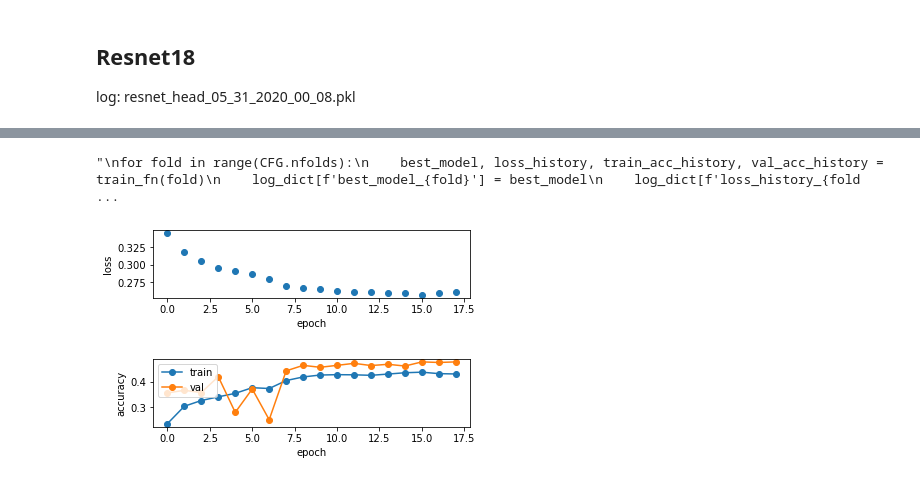
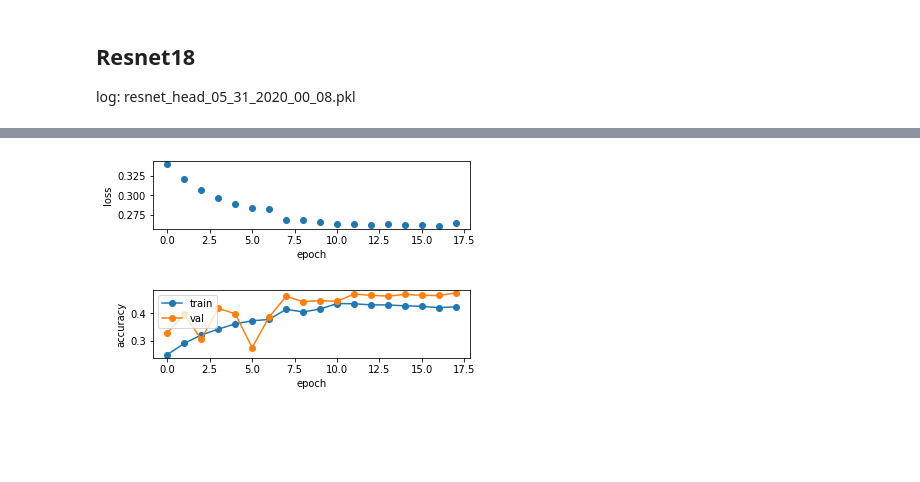
Before and after one commit to yh36/CS231nProstateCancer, a Jupyter notebook: PCaNewTileConcate.ipynb, the cells around one changed output, grey strips where cells are left out. Saved outputs shown, nothing was run; the diff lists cells and outputs as text; code cells hidden in the pictures; blank space fills up the shorter version.

Commit message:
Resnet18 11 tile flip rotate norm11

```diff
--- a/PCaNewTileConcate.ipynb
+++ b/PCaNewTileConcate.ipynb
@@ -438,41 +438,31 @@ Epoch    12: reducing learning rate of group 0 to 1.0000e-06.
-# %%
-"""
-for fold in range(CFG.nfolds):
-    best_model, loss_history, train_acc_history, val_acc_history = train_fn(fold)
-    log_dict[f'best_model_{fold}'] = best_model
-    log_dict[f'loss_history_{fold}'] = loss_history
-    log_dict[f'train_acc_history_{fold}'] = train_acc_history
-    log_dict[f'val_acc_history_{fold}'] = val_acc_history
-"""
-# %% [output]
-"\nfor fold in range(CFG.nfolds):\n    best_model, loss_history, train_acc_history, val_acc_history = train_fn(fold)\n    log_dict[f'best_model_{fold}'] = best_model\n    log_dict[f'loss_history_{fold ...
 # %%
 # read python dict back from the file
 #with open(log_file, 'rb') as pfile:
-with open('resnet_head_05_31_2020_00_08.pkl', 'rb') as pfile:
+with open('resnet_head_05_31_2020_23_36.pkl', 'rb') as pfile:
     test_dict = pickle.load(pfile)
+#test_dict = log_dict
 
 """
 Graphs
 1. loss vs. iterations
 2. Train/Validation accuracy along epoch
 """
 plt.subplot(2,1,1)
 plt.plot(test_dict['loss_history_0'], 'o')
 plt.xlabel('epoch')
 plt.ylabel('loss')
 
 plt.subplot(2,1,2)
 plt.plot(test_dict['train_acc_history_0'], '-o')
 plt.plot(test_dict['val_acc_history_0'], '-o')
 plt.legend(['train', 'val'], loc='upper left')
 plt.xlabel('epoch')
 plt.ylabel('accuracy')
 
 plt.tight_layout(pad=3)
 plt.show()
 # %% [output]
-[figure, old version]
+[figure, new version]
 # %%
 preds, targets = [], []
 for fold in range(CFG.nfolds):
```
Also changed, not shown: parts of 2 cells of this notebook.
